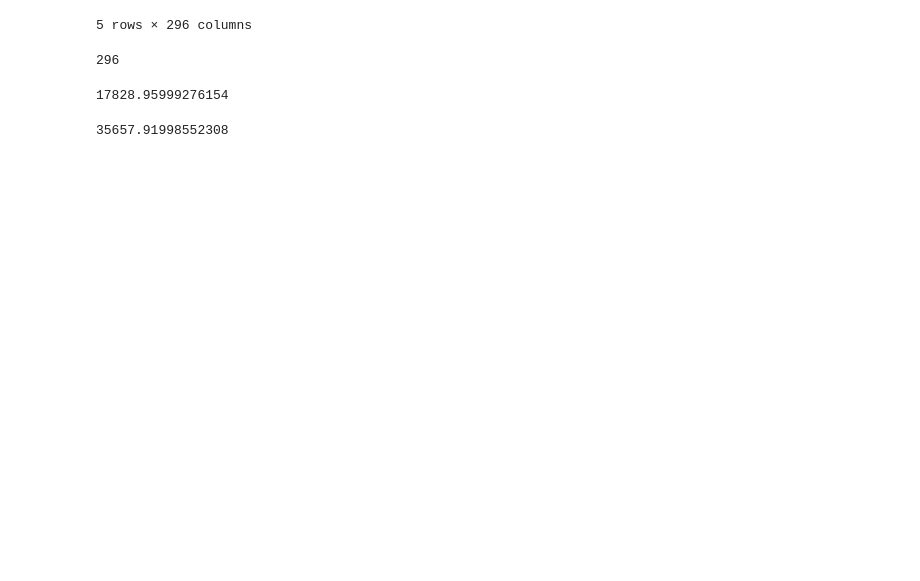
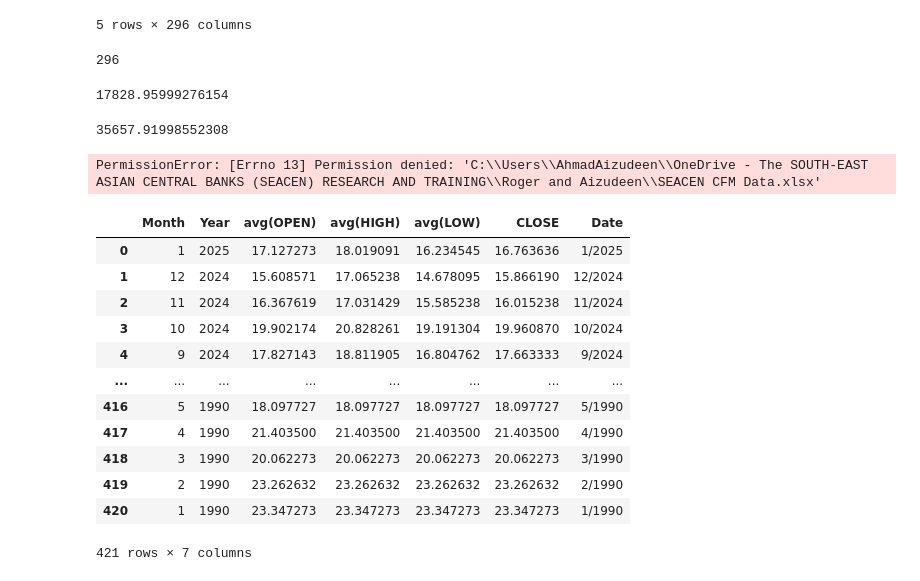
Before and after one commit to aizudeen11/cfm-nlp, a Jupyter notebook: webscrap.ipynb, the cells around one changed output. Drawn from its saved outputs; the diff is of its cells as text; code cells hidden in the pictures; blank space fills up the shorter version.

```diff
--- a/webscrap.ipynb
+++ b/webscrap.ipynb
@@ -201,3 +201,28 @@ for x in range(n):
 print(total)
 # %% [output]
 35657.91998552308
+# %%
+import pandas as pd
+
+df = pd.read_excel(r"C:\Users\AhmadAizudeen\OneDrive - The SOUTH-EAST ASIAN CENTRAL BANKS (SEACEN) RESEARCH AND TRAINING\Roger and Aizudeen\SEACEN CFM Data.xlsx",sheet_name=5)
+df
+# %% [output]
+PermissionError: [Errno 13] Permission denied: 'C:\\Users\\AhmadAizudeen\\OneDrive - The SOUTH-EAST ASIAN CENTRAL BANKS (SEACEN) RESEARCH AND TRAINING\\Roger and Aizudeen\\SEACEN CFM Data.xlsx'
+# %%
+df['Date'] = df['Month'].astype(str) + '/' + df['Year'].astype(str)
+df = df.rename(columns={'avg(CLOSE)': 'CLOSE'})
+df
+# %% [output]
+|  | Month | Year | avg(OPEN) | avg(HIGH) | avg(LOW) | CLOSE | Date |
+| 0 | 1 | 2025 | 17.127273 | 18.019091 | 16.234545 | 16.763636 | 1/2025 |
+| 1 | 12 | 2024 | 15.608571 | 17.065238 | 14.678095 | 15.866190 | 12/2024 |
+| 2 | 11 | 2024 | 16.367619 | 17.031429 | 15.585238 | 16.015238 | 11/2024 |
+| 3 | 10 | 2024 | 19.902174 | 20.828261 | 19.191304 | 19.960870 | 10/2024 |
+| 4 | 9 | 2024 | 17.827143 | 18.811905 | 16.804762 | 17.663333 | 9/2024 |
+| ... | ... | ... | ... | ... | ... | ... | ... |
+| 416 | 5 | 1990 | 18.097727 | 18.097727 | 18.097727 | 18.097727 | 5/1990 |
+| 417 | 4 | 1990 | 21.403500 | 21.403500 | 21.403500 | 21.403500 | 4/1990 |
+| 418 | 3 | 1990 | 20.062273 | 20.062273 | 20.062273 | 20.062273 | 3/1990 |
+| 419 | 2 | 1990 | 23.262632 | 23.262632 | 23.262632 | 23.262632 | 2/1990 |
+| 420 | 1 | 1990 | 23.347273 | 23.347273 | 23.347273 | 23.347273 | 1/1990 |
+421 rows × 7 columns
```
Also changed, not shown: parts of 4 cells of this notebook, 2 other files.
